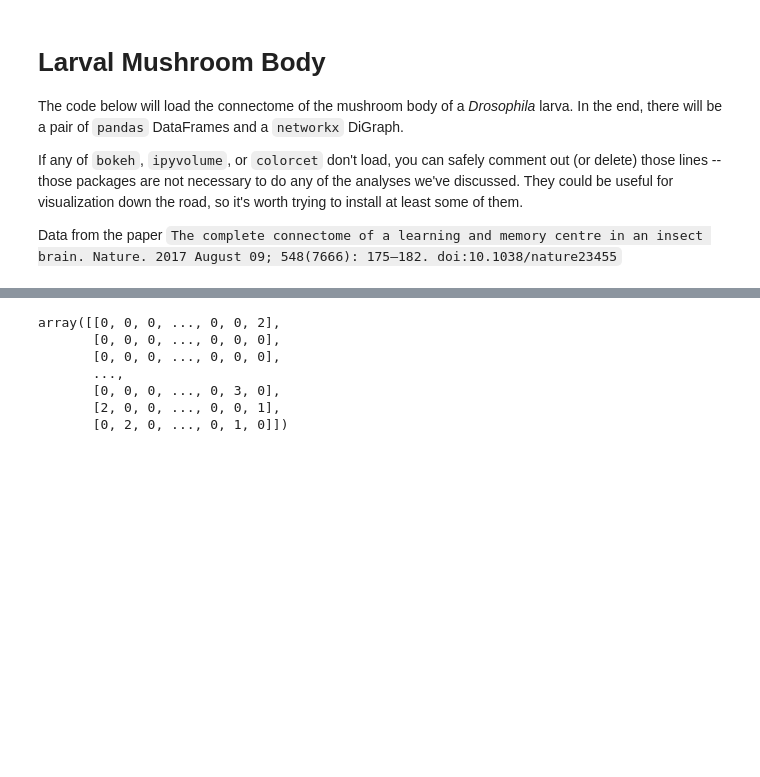
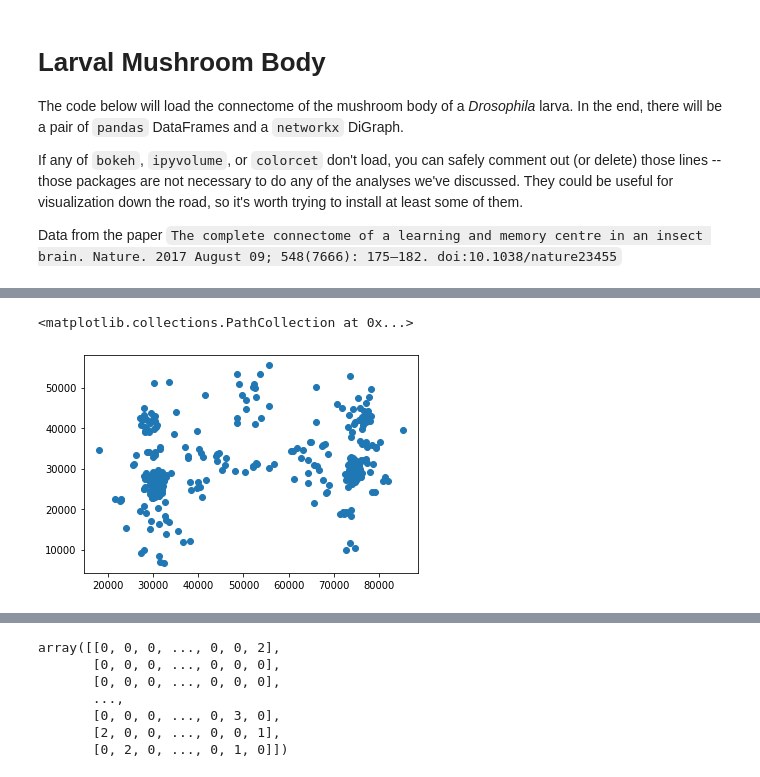
Before and after one commit to sekunder/clustering, a Jupyter notebook: larval_mb.ipynb, the cells around one changed output, grey strips where cells are left out. Cells and saved outputs as stored; diff of their text form; code cells hidden in the pictures; blank space fills up the shorter version.

```diff
--- a/larval_mb.ipynb
+++ b/larval_mb.ipynb
@@ -123,0 +127,5 @@ AttributeError: module 'plotly.express' has no attribute 'scatter3D'
+# %%
+plt.scatter(larval_neuron_df['x'], larval_neuron_df['y'])
+# %% [output]
+<matplotlib.collections.PathCollection at 0x...>
+[figure, added]
```
Also changed, not shown: parts of 10 cells of this notebook.
